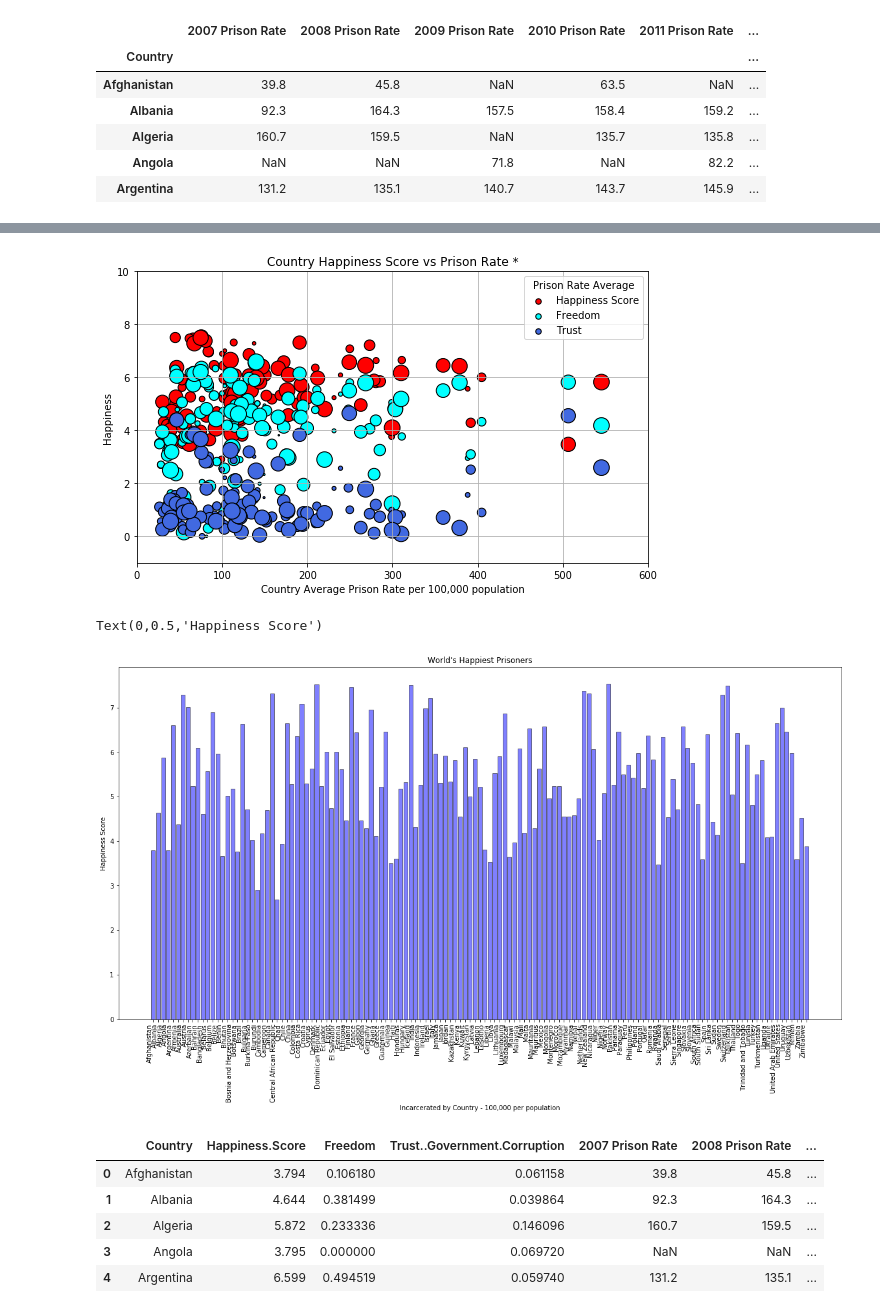
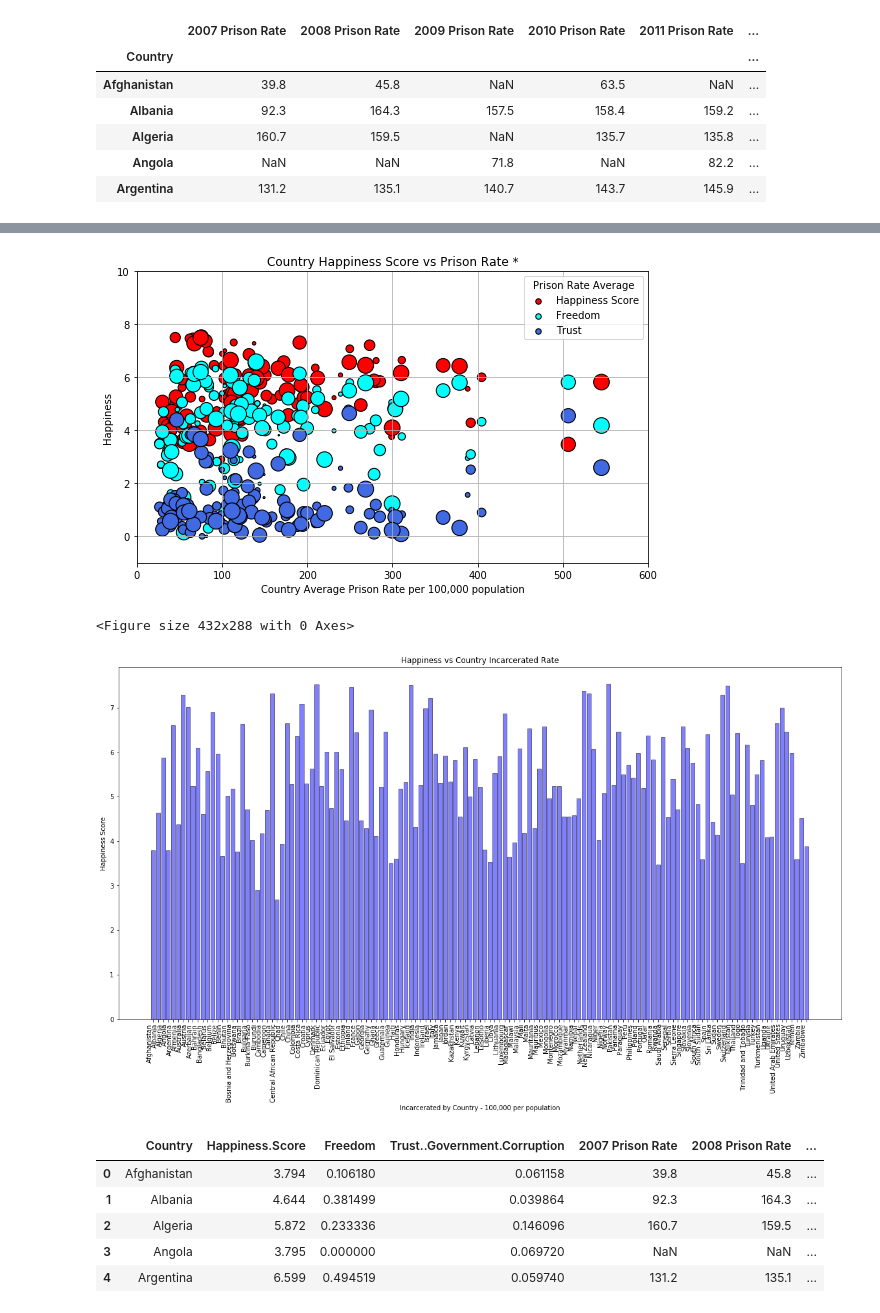
Before and after one commit to beaubatchelor/Health-Lookup-Linking, a Jupyter notebook: International Prison data.ipynb, the cells around one changed output, grey strips where cells are left out. Cells and saved outputs as stored; diff of their text form; code cells hidden in the pictures.

```diff
--- a/International Prison data.ipynb
+++ b/International Prison data.ipynb
@@ -141,8 +165,8 @@ plt.xlabel("Country Average Prison Rate per 100,000 population")
 plt.ylabel("Happiness")
 plt.ylim(-1,10)
 plt.xlim(0,600)
-country_count = prison_rate_df.groupby('Country').count()
-country_bubble_size = (np.arange(len(country_count)))*2
+
+country_bubble_size = (np.arange(len(prison_count_average)))*2
 
 plt.scatter(prison_rate_df["Prison Rate Average"],happy_df["Happiness.Score"] , marker="o", facecolors="red",
             label="Happiness Score",edgecolors="black", s=country_bubble_size, alpha=.9999)
@@ -161,25 +185,28 @@ plt.grid(which='major')
 # Show plot
 plt.tight_layout()
 plt.show()
+
+plt.savefig("../data/incarcerated_scatter_plot.png")
 # %% [output]
 [figure]
+<Figure size 432x288 with 0 Axes>
 # %%
 # Set x axis and tick locations
 # Create an array that contains the number of prisoner for each country
 x_axis = np.arange(len(prison_rate_df))
 tick_locations = [value for value in x_axis]
 country_list = happy_df["Country"]
 country_happiness = happy_df['Happiness.Score']
 
 plt.figure(figsize=(20,10))
-h = plt.bar(x_axis,country_happiness , color='blue', edgecolor='black', alpha=0.5, align="center")
+incarcerated_bar = plt.bar(x_axis,country_happiness , color='blue', edgecolor='black', alpha=0.5, align="center")
 plt.xticks(tick_locations, country_list,  ha='right', rotation="vertical")
-plt.title("World's Happiest Prisoners")
+plt.title("Happiness vs Country Incarcerated Rate")
 plt.xlabel("Incarcerated by Country - 100,000 per population")
 plt.ylabel("Happiness Score")
+plt.savefig("../data/incarcerated_bar_plot.png")
 # %% [output]
-Text(0,0.5,'Happiness Score')
-[figure, old version]
+[figure, new version]
 # %%
 new_df = pd.merge(happy_data,prison_rate_df)
 new_df.to_csv("../data/incarceration_data_clean.csv",index=False)
```
Also changed, not shown: parts of 2 cells of this notebook, 3 other files.
